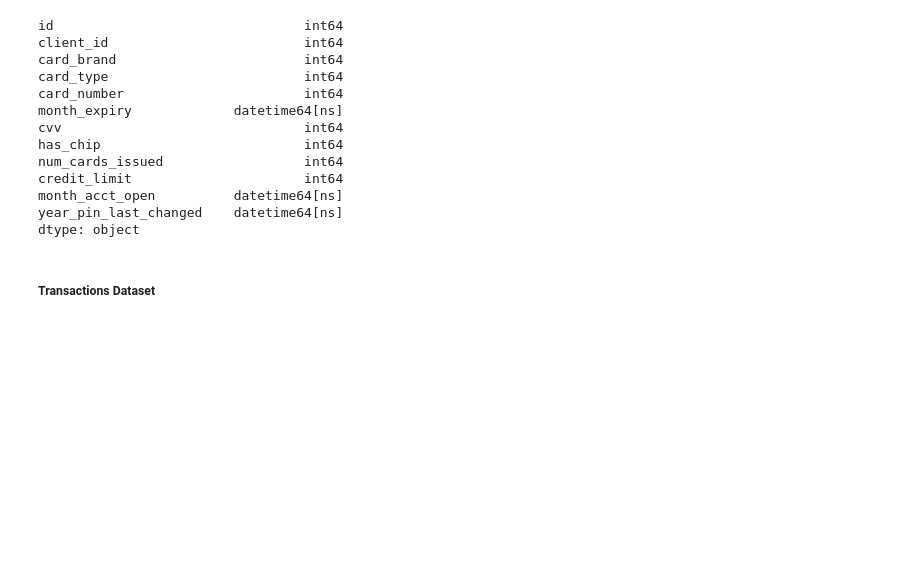
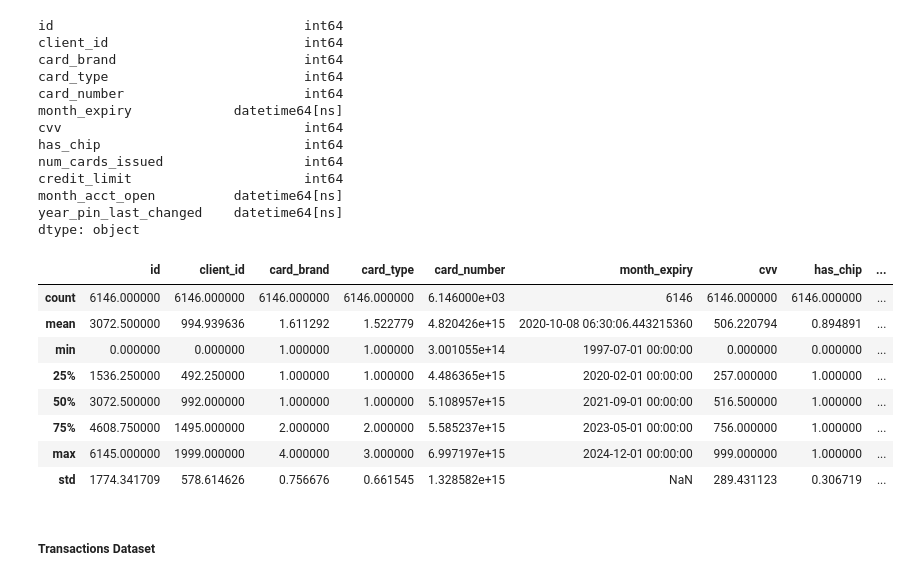
Before and after one commit to arraby-alt/fraud-transactions, a Jupyter notebook: eda.ipynb, the cells around one changed output. Cells and saved outputs as stored; diff of their text form; code cells hidden in the pictures; blank space fills up the shorter version.

```diff
--- a/eda.ipynb
+++ b/eda.ipynb
@@ -273,3 +272,15 @@ credit_limit                      int64
 month_acct_open          datetime64[ns]
 year_pin_last_changed    datetime64[ns]
 dtype: object
+# %%
+df_cards.describe()
+# %% [output]
+|  | id | client_id | card_brand | card_type | card_number | month_expiry | cvv | has_chip | ... |
+| count | 6146.000000 | 6146.000000 | 6146.000000 | 6146.000000 | 6.146000e+03 | 6146 | 6146.000000 | 6146.000000 | ... |
+| mean | 3072.500000 | 994.939636 | 1.611292 | 1.522779 | 4.820426e+15 | 2020-10-08 06:30:06.443215360 | 506.220794 | 0.894891 | ... |
+| min | 0.000000 | 0.000000 | 1.000000 | 1.000000 | 3.001055e+14 | 1997-07-01 00:00:00 | 0.000000 | 0.000000 | ... |
+| 25% | 1536.250000 | 492.250000 | 1.000000 | 1.000000 | 4.486365e+15 | 2020-02-01 00:00:00 | 257.000000 | 1.000000 | ... |
+| 50% | 3072.500000 | 992.000000 | 1.000000 | 1.000000 | 5.108957e+15 | 2021-09-01 00:00:00 | 516.500000 | 1.000000 | ... |
+| 75% | 4608.750000 | 1495.000000 | 2.000000 | 2.000000 | 5.585237e+15 | 2023-05-01 00:00:00 | 756.000000 | 1.000000 | ... |
+| max | 6145.000000 | 1999.000000 | 4.000000 | 3.000000 | 6.997197e+15 | 2024-12-01 00:00:00 | 999.000000 | 1.000000 | ... |
+| std | 1774.341709 | 578.614626 | 0.756676 | 0.661545 | 1.328582e+15 | NaN | 289.431123 | 0.306719 | ... |
```
Also changed, not shown: parts of 27 cells of this notebook.
